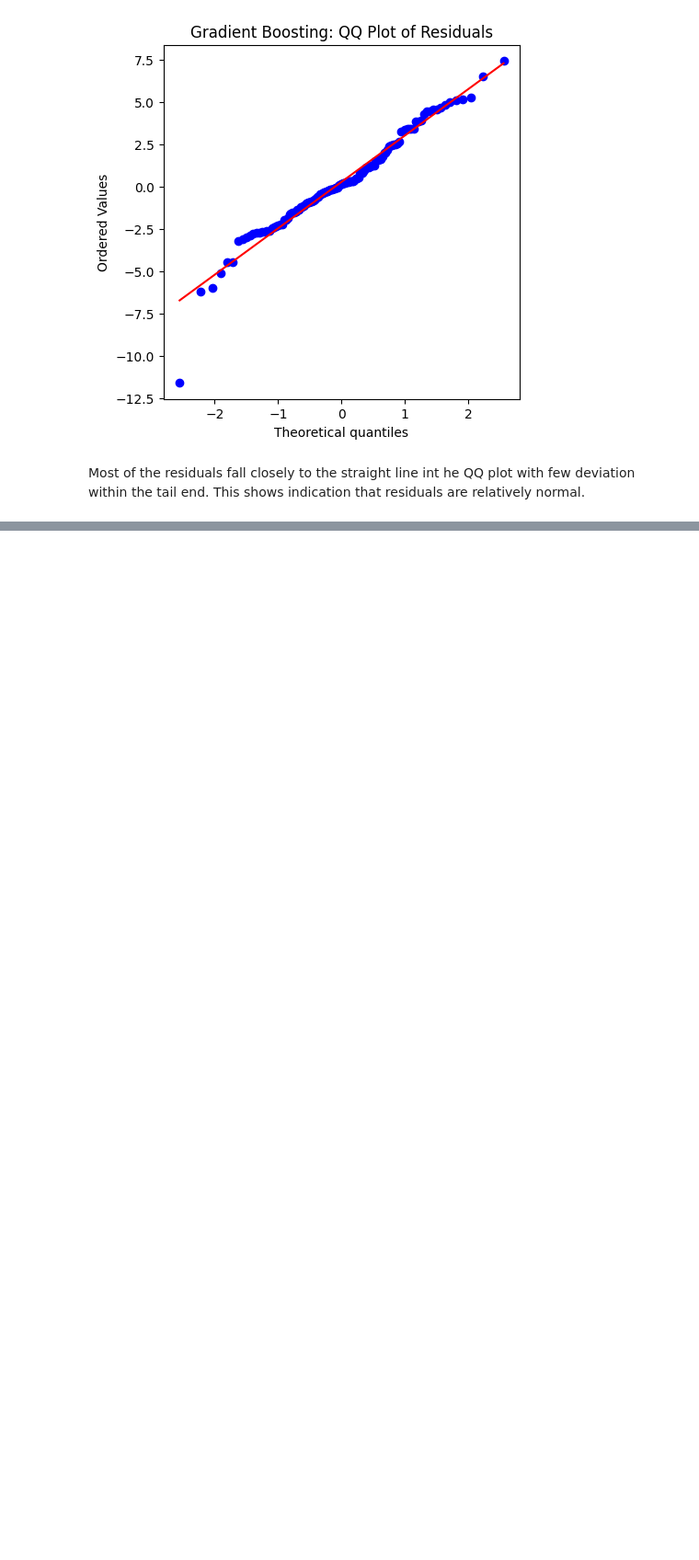
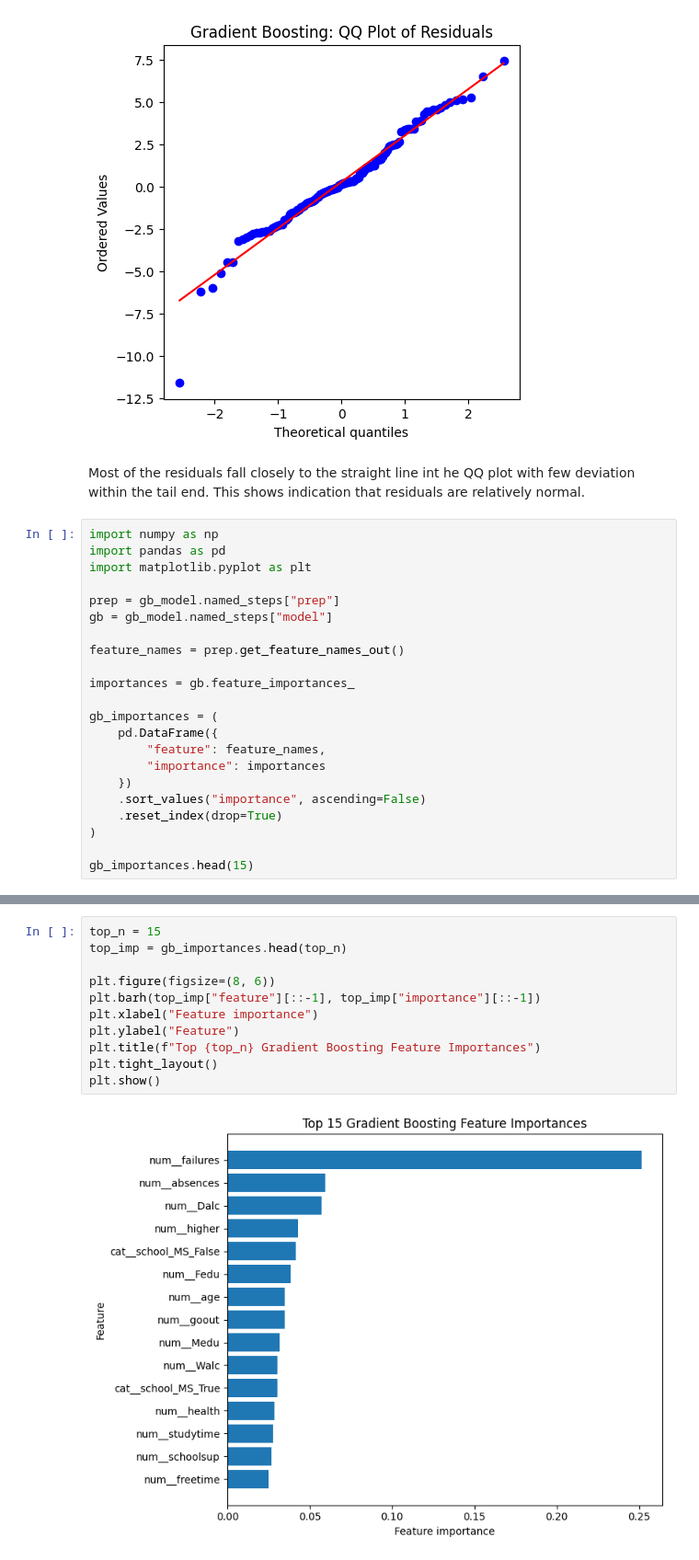
Before and after one commit to NickMoir2/DS3001-Project, a Jupyter notebook: project_code.ipynb, the cells around one changed output, grey strips where cells are left out. Shown at 92% size. Drawn from its saved outputs; the diff is of its cells as text; blank space fills up the shorter version.

```diff
--- a/project_code.ipynb
+++ b/project_code.ipynb
@@ -600,3 +611,25 @@ plt.show()
 [figure]
 # %% [markdown]
 Most of the residuals fall closely to the straight line int he QQ plot with few deviation within the tail end. This shows indication that residuals are relatively normal.
+# %%
+import numpy as np
+import pandas as pd
+import matplotlib.pyplot as plt
+
+prep = gb_model.named_steps["prep"]
+gb = gb_model.named_steps["model"]
+
+feature_names = prep.get_feature_names_out()
+
+importances = gb.feature_importances_
+
+gb_importances = (
+    pd.DataFrame({
+        "feature": feature_names,
+        "importance": importances
+    })
+    .sort_values("importance", ascending=False)
+    .reset_index(drop=True)
+)
+
+gb_importances.head(15)
@@ -602,0 +653,13 @@ Most of the residuals fall closely to the straight line int he QQ plot with few
+# %%
+top_n = 15
+top_imp = gb_importances.head(top_n)
+
+plt.figure(figsize=(8, 6))
+plt.barh(top_imp["feature"][::-1], top_imp["importance"][::-1])
+plt.xlabel("Feature importance")
+plt.ylabel("Feature")
+plt.title(f"Top {top_n} Gradient Boosting Feature Importances")
+plt.tight_layout()
+plt.show()
+# %% [output]
+[figure, added]
```
Also changed, not shown: parts of 3 cells of this notebook.
